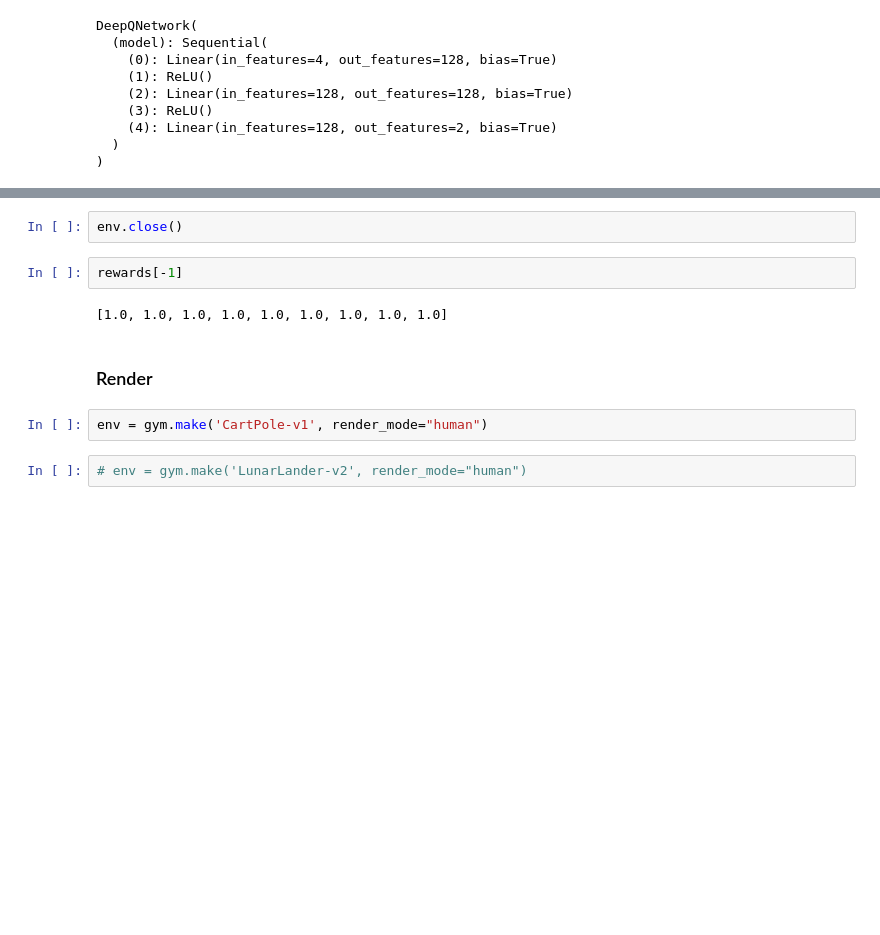
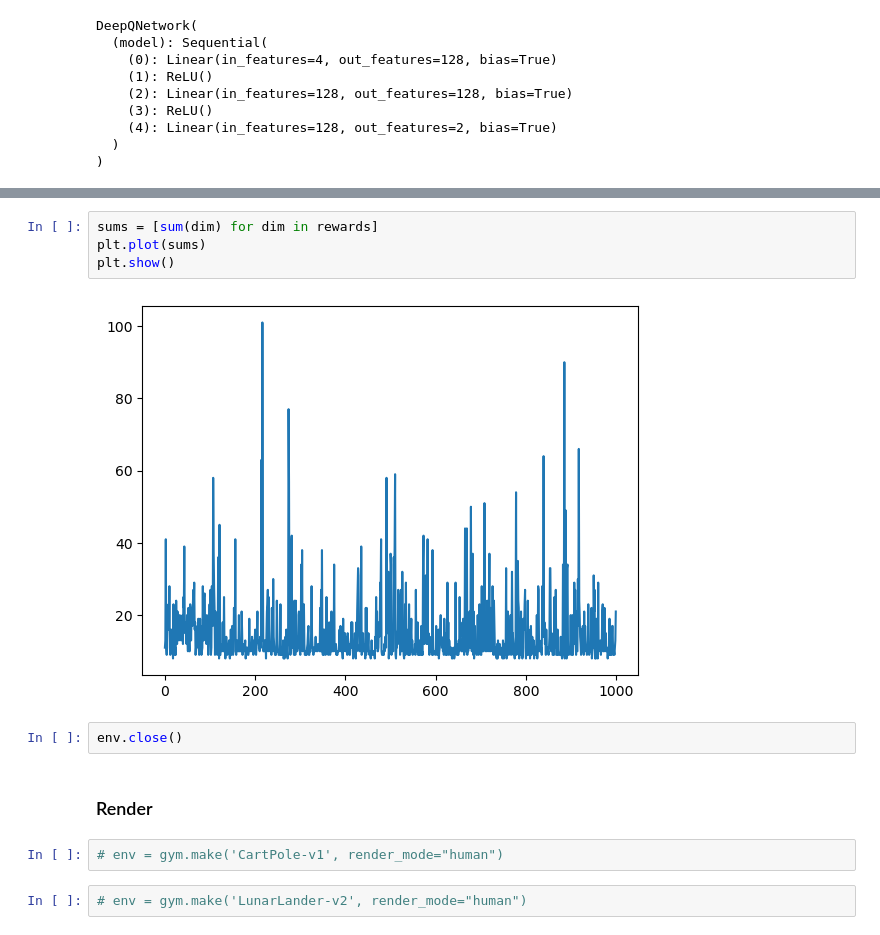
Before and after one commit to xrsrke/reinforcement-learning, a Jupyter notebook: 03_deep_q_learning/03a_gym_cartpole.ipynb, the cells around one changed output, grey strips where cells are left out. Saved outputs shown, nothing was run; the diff lists cells and outputs as text; blank space fills up the shorter version.

```diff
--- a/03_deep_q_learning/03a_gym_cartpole.ipynb
+++ b/03_deep_q_learning/03a_gym_cartpole.ipynb
@@ -92,12 +100,14 @@ plt.show()
+# %%
+sums = [sum(dim) for dim in rewards]
+plt.plot(sums)
+plt.show()
+# %% [output]
+[figure, added]
 # %%
 env.close()
-# %%
-rewards[-1]
-# %% [output]
-[1.0, 1.0, 1.0, 1.0, 1.0, 1.0, 1.0, 1.0, 1.0]
 # %% [markdown]
 ### Render
 # %%
-env = gym.make('CartPole-v1', render_mode="human")
+# env = gym.make('CartPole-v1', render_mode="human")
 # %%
 # env = gym.make('LunarLander-v2', render_mode="human")
```
Also changed, not shown: parts of 12 cells of this notebook, 3 other files.
